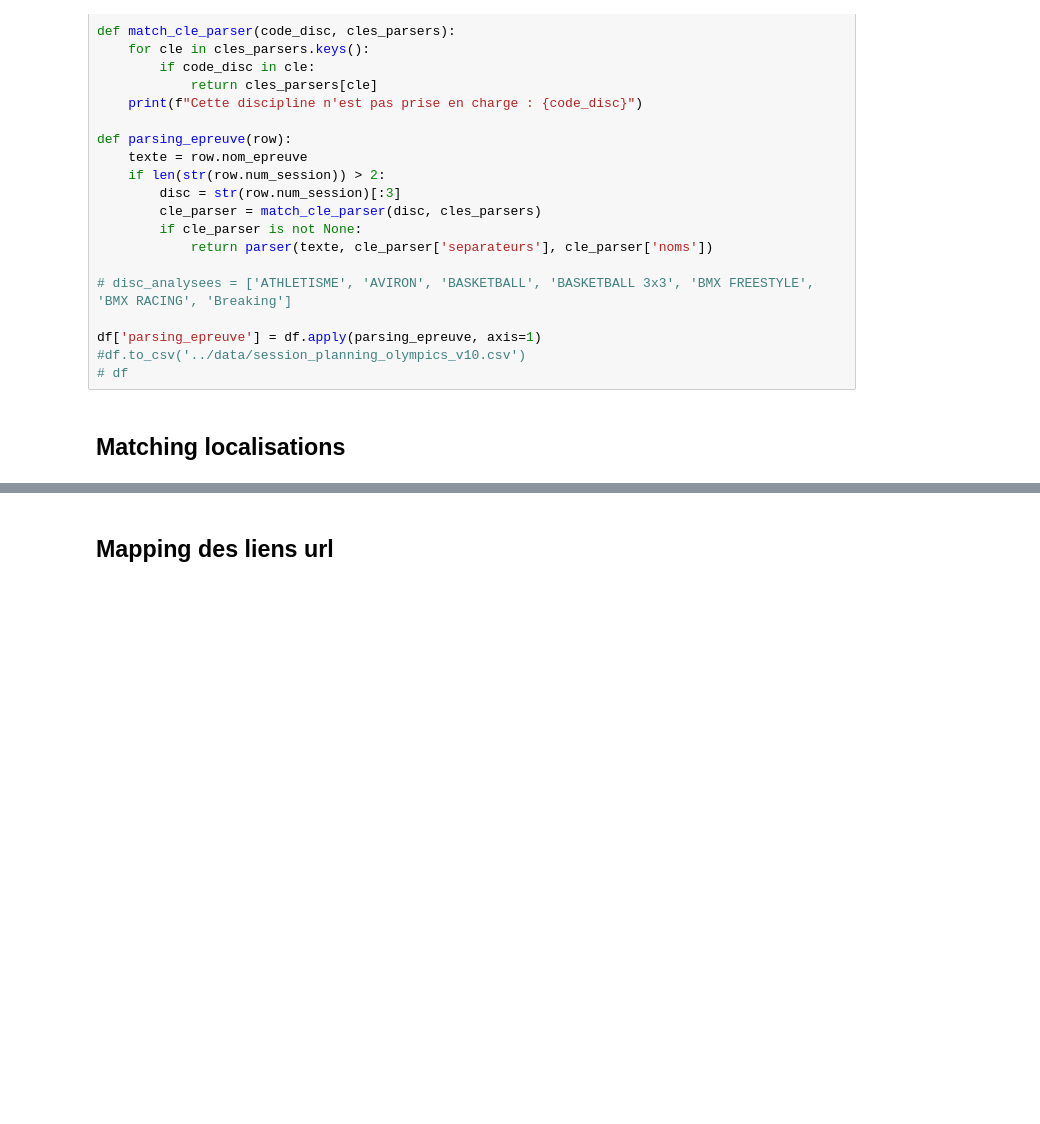
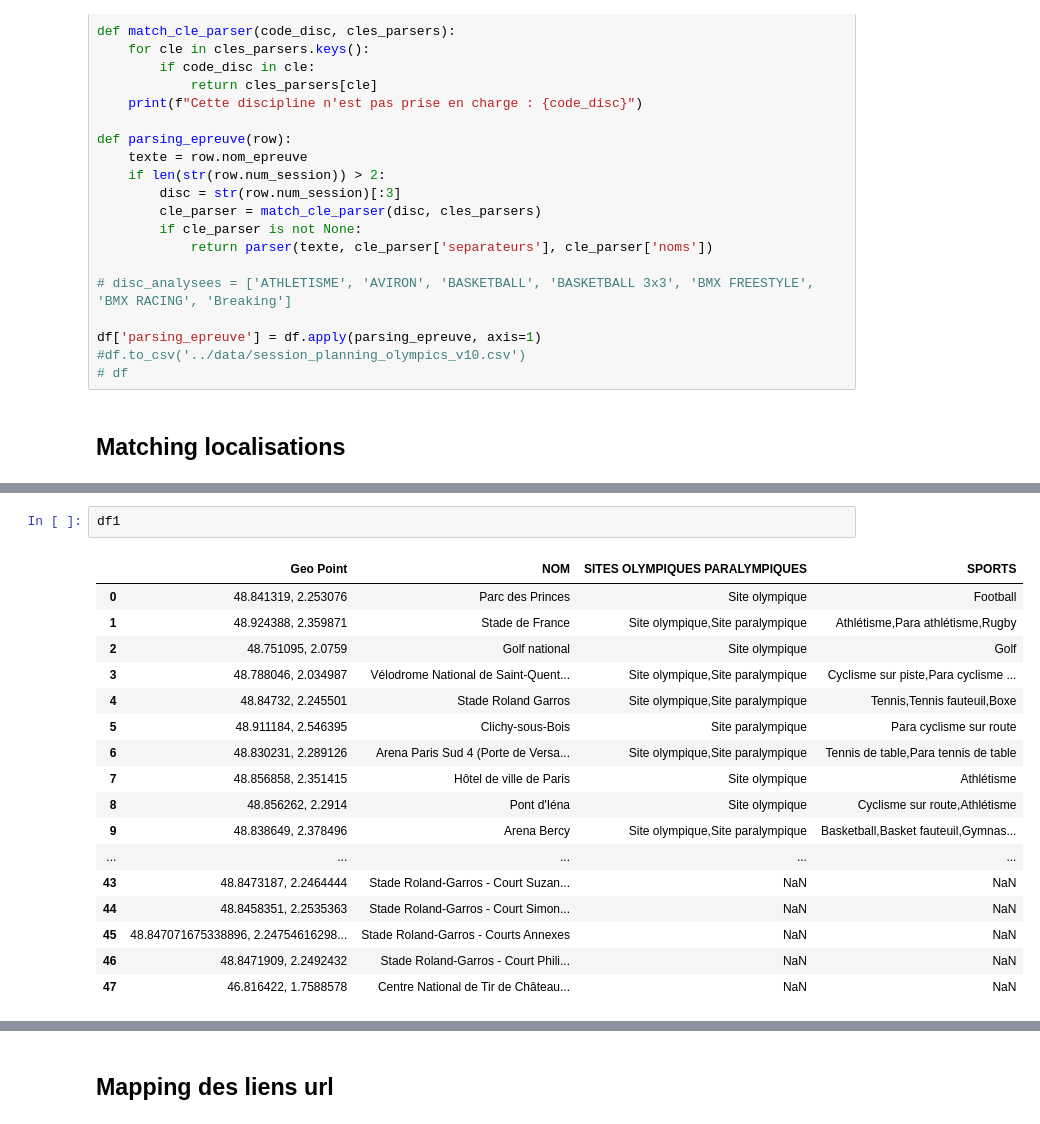
Before and after one commit to pierreantoineviudes/infra_jo_viz, a Jupyter notebook: data_preprocessing/Preprocessing_recap.ipynb, the cells around one changed output, grey strips where cells are left out. Saved outputs shown, nothing was run; the diff lists cells and outputs as text; blank space fills up the shorter version.

```diff
--- a/data_preprocessing/Preprocessing_recap.ipynb
+++ b/data_preprocessing/Preprocessing_recap.ipynb
@@ -302,6 +302,26 @@ pd.read_csv("matching_infras4.csv")
 | 45 | Stade Tour Eiffel | Stade Tour Eiffel |
 | 46 | Arena Paris Sud 1 | Arena Paris Sud 1 (Porte de Versa... |
 | 47 | Colline d'Elancourt | Colline d'Elancourt |
+# %%
+df1
+# %% [output]
+|  | Geo Point | NOM | SITES OLYMPIQUES PARALYMPIQUES | SPORTS |
+| 0 | 48.841319, 2.253076 | Parc des Princes | Site olympique | Football |
+| 1 | 48.924388, 2.359871 | Stade de France | Site olympique,Site paralympique | Athlétisme,Para athlétisme,Rugby |
+| 2 | 48.751095, 2.0759 | Golf national | Site olympique | Golf |
+| 3 | 48.788046, 2.034987 | Vélodrome National de Saint-Quent... | Site olympique,Site paralympique | Cyclisme sur piste,Para cyclisme ... |
+| 4 | 48.84732, 2.245501 | Stade Roland Garros | Site olympique,Site paralympique | Tennis,Tennis fauteuil,Boxe |
+| 5 | 48.911184, 2.546395 | Clichy-sous-Bois | Site paralympique | Para cyclisme sur route |
+| 6 | 48.830231, 2.289126 | Arena Paris Sud 4 (Porte de Versa... | Site olympique,Site paralympique | Tennis de table,Para tennis de table |
+| 7 | 48.856858, 2.351415 | Hôtel de ville de Paris | Site olympique | Athlétisme |
+| 8 | 48.856262, 2.2914 | Pont d'Iéna | Site olympique | Cyclisme sur route,Athlétisme |
+| 9 | 48.838649, 2.378496 | Arena Bercy | Site olympique,Site paralympique | Basketball,Basket fauteuil,Gymnas... |
+| ... | ... | ... | ... | ... |
+| 43 | 48.8473187, 2.2464444 | Stade Roland-Garros - Court Suzan... | NaN | NaN |
+| 44 | 48.8458351, 2.2535363 | Stade Roland-Garros - Court Simon... | NaN | NaN |
+| 45 | 48.847071675338896, 2.24754616298... | Stade Roland-Garros - Courts Annexes | NaN | NaN |
+| 46 | 48.8471909, 2.2492432 | Stade Roland-Garros - Court Phili... | NaN | NaN |
+| 47 | 46.816422, 1.7588578 | Centre National de Tir de Château... | NaN | NaN |
 # %%
 import pandas as pd
 
```
Also changed, not shown: parts of 7 cells of this notebook, 2 other files.
